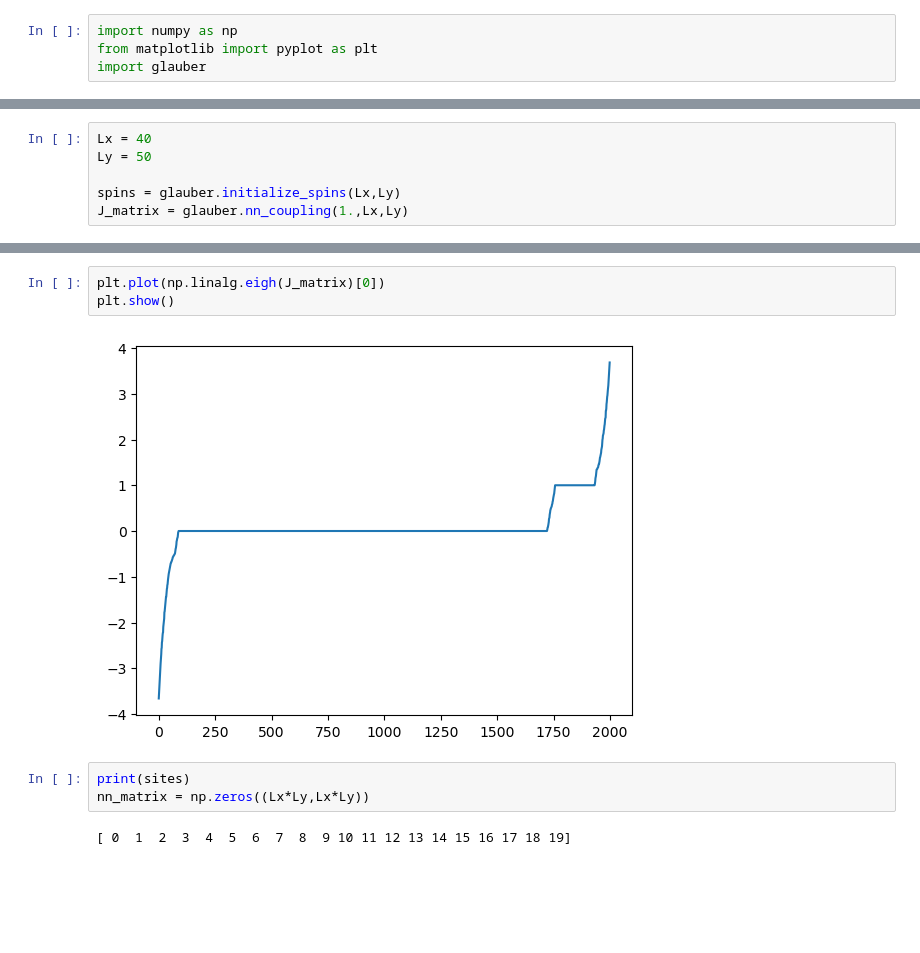
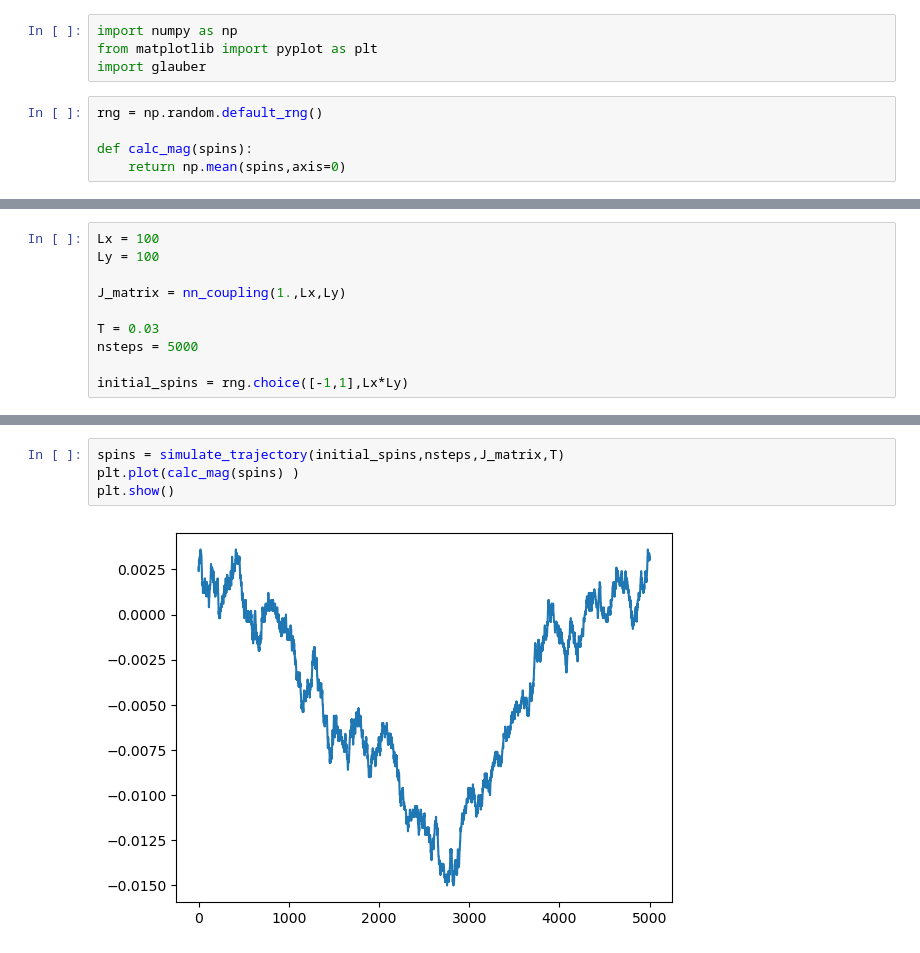
Before and after one commit to j-curtis/spin-glass-noise, a Jupyter notebook: testing.ipynb, the cells around one changed output, grey strips where cells are left out. Saved outputs shown, nothing was run; the diff lists cells and outputs as text; blank space fills up the shorter version.

Commit message:
Working to implement Glauber dynamics of FM model before looking at glassy model

```diff
--- a/testing.ipynb
+++ b/testing.ipynb
@@ -2,3 +2,8 @@
 import numpy as np
 from matplotlib import pyplot as plt
 import glauber
+# %%
+rng = np.random.default_rng()
+
+def calc_mag(spins):
+    return np.mean(spins,axis=0)
@@ -5,6 +51,10 @@ import glauber
 # %%
-Lx = 40
-Ly = 50
+Lx = 100
+Ly = 100
 
-spins = glauber.initialize_spins(Lx,Ly)
-J_matrix = glauber.nn_coupling(1.,Lx,Ly)
+J_matrix = nn_coupling(1.,Lx,Ly)
+
+T = 0.03
+nsteps = 5000
+
+initial_spins = rng.choice([-1,1],Lx*Ly)
@@ -17,10 +61,6 @@ plt.show()
 # %%
-plt.plot(np.linalg.eigh(J_matrix)[0])
+spins = simulate_trajectory(initial_spins,nsteps,J_matrix,T)
+plt.plot(calc_mag(spins) )
 plt.show()
 # %% [output]
-[figure, old version]
+[figure, new version]
-# %%
-print(sites)
-nn_matrix = np.zeros((Lx*Ly,Lx*Ly))
-# %% [output]
-[ 0  1  2  3  4  5  6  7  8  9 10 11 12 13 14 15 16 17 18 19]
```
Also changed, not shown: parts of 4 cells of this notebook, 1 other file.
